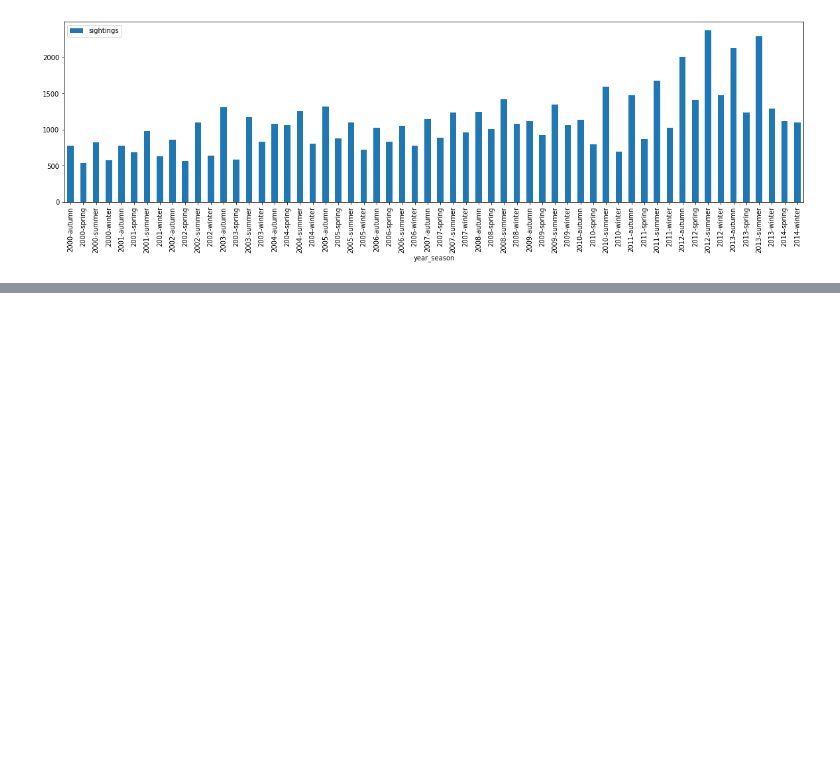
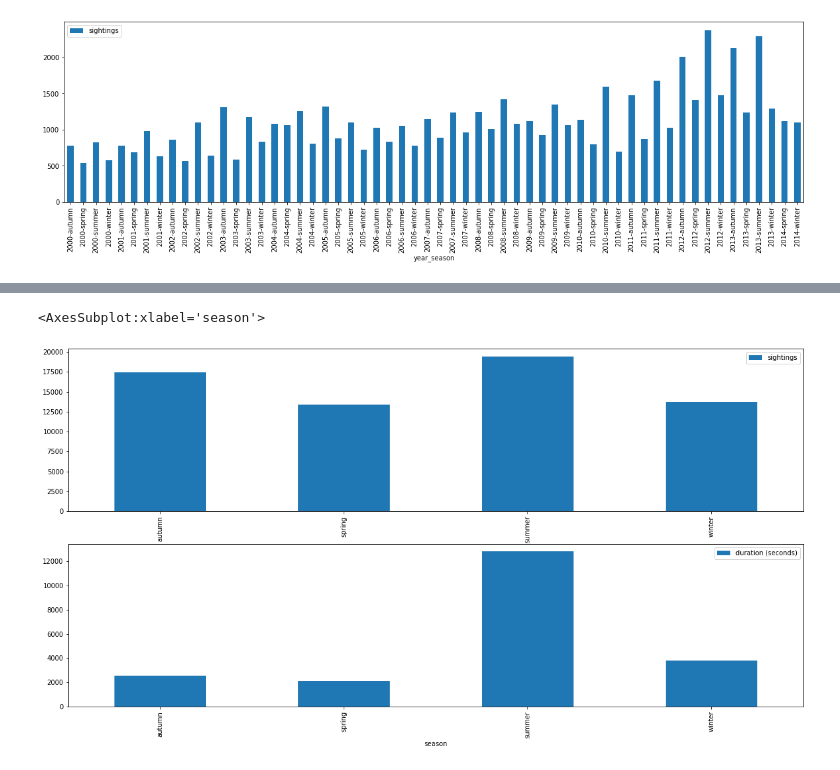
Before and after one commit to JPDZ67/alien, a Jupyter notebook: notebooks/JPDZ67_time_series.ipynb, the cells around one changed output, grey strips where cells are left out. Saved outputs shown, nothing was run; the diff lists cells and outputs as text; code cells hidden in the pictures; blank space fills up the shorter version.

```diff
--- a/notebooks/JPDZ67_time_series.ipynb
+++ b/notebooks/JPDZ67_time_series.ipynb
@@ -159,0 +144,4 @@ data_stats_by_month_.plot.bar(y='sightings',ax=axs)
+# %%
+data_stats_by_month_ = data_.groupby(by=['season']).agg({'duration (seconds)': 'mean', 'shape': 'count'})
+data_stats_by_month_.rename(columns={'shape':'sightings'},inplace=True)
+data_stats_by_month_ = data_stats_by_month_.reset_index(); data_stats_by_month_.head()
@@ -159,0 +154,7 @@ data_stats_by_month_.plot.bar(y='sightings',ax=axs)
+# %%
+fig, axs = plt.subplots(2,1,figsize=(20,10))
+data_stats_by_month_.plot.bar(x='season',y='sightings',ax=axs[0])
+data_stats_by_month_.plot.bar(x='season',y='duration (seconds)',ax=axs[1])
+# %% [output]
+<AxesSubplot:xlabel='season'>
+[figure, added]
```
Also changed, not shown: parts of 4 cells of this notebook, 1 other file.
